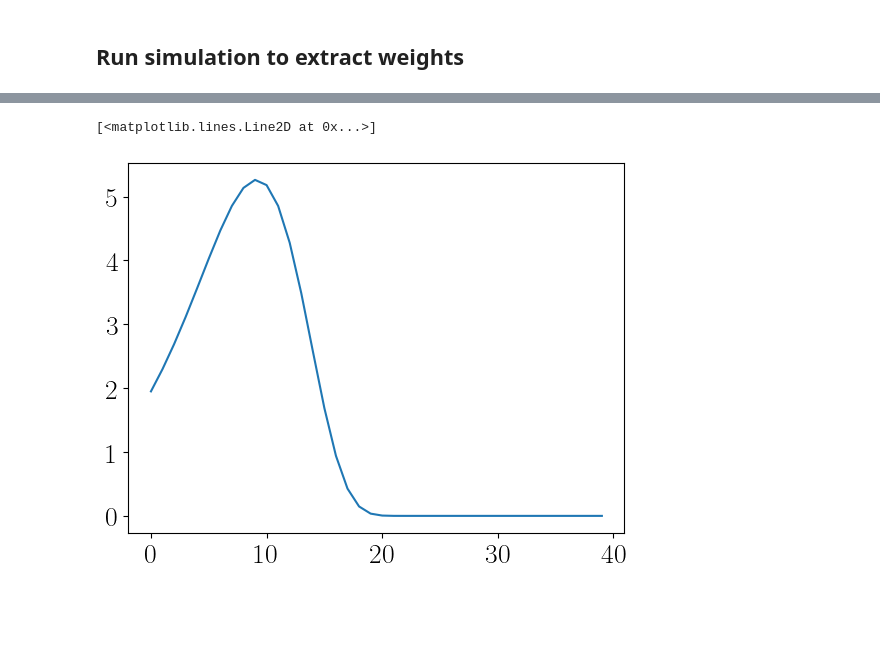
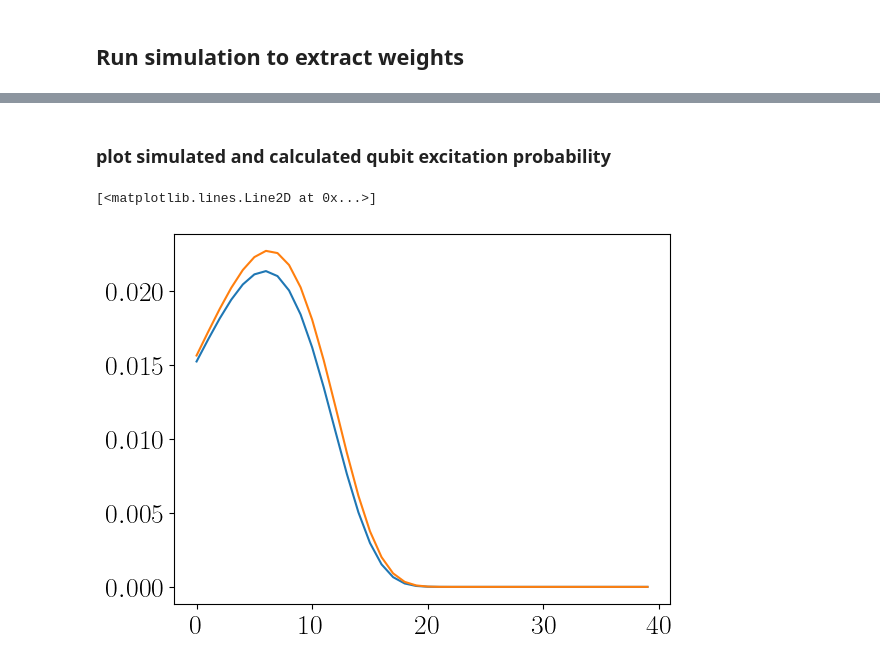
Before and after one commit to ingstra/qubitdyne, a Jupyter notebook: 221014 Qubit-dyne faster_mod2.ipynb, the cells around one changed output, grey strips where cells are left out. Drawn from its saved outputs; the diff is of its cells as text; code cells hidden in the pictures; blank space fills up the shorter version.

```diff
--- a/221014 Qubit-dyne faster_mod2.ipynb
+++ b/221014 Qubit-dyne faster_mod2.ipynb
@@ -150,5 +145,10 @@ plt.show()
-# %%
-plt.plot(weights)
-# %% [output]
-[<matplotlib.lines.Line2D at 0x...>]
-[figure, removed]
+# %% [markdown]
+### plot simulated and calculated qubit excitation probability
+# %%
+plt.plot(p1exp)
+calc = (gint*angmult)**2*n_cav
+
+plt.plot(calc)
+# %% [output]
+[<matplotlib.lines.Line2D at 0x...>]
+[figure, added]
```
Also changed, not shown: parts of 8 cells of this notebook.
